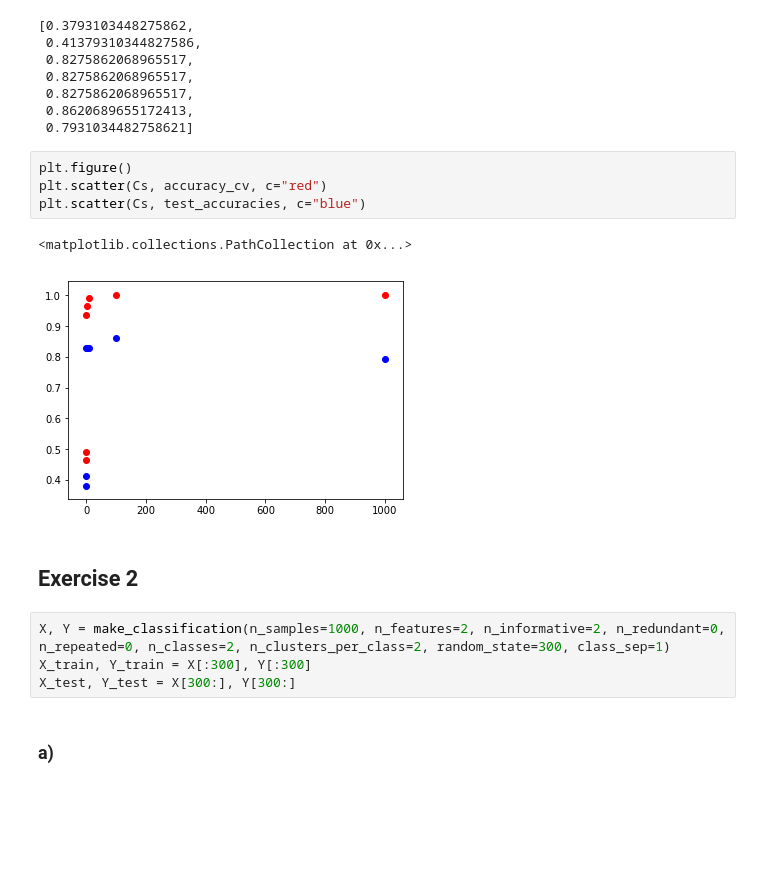
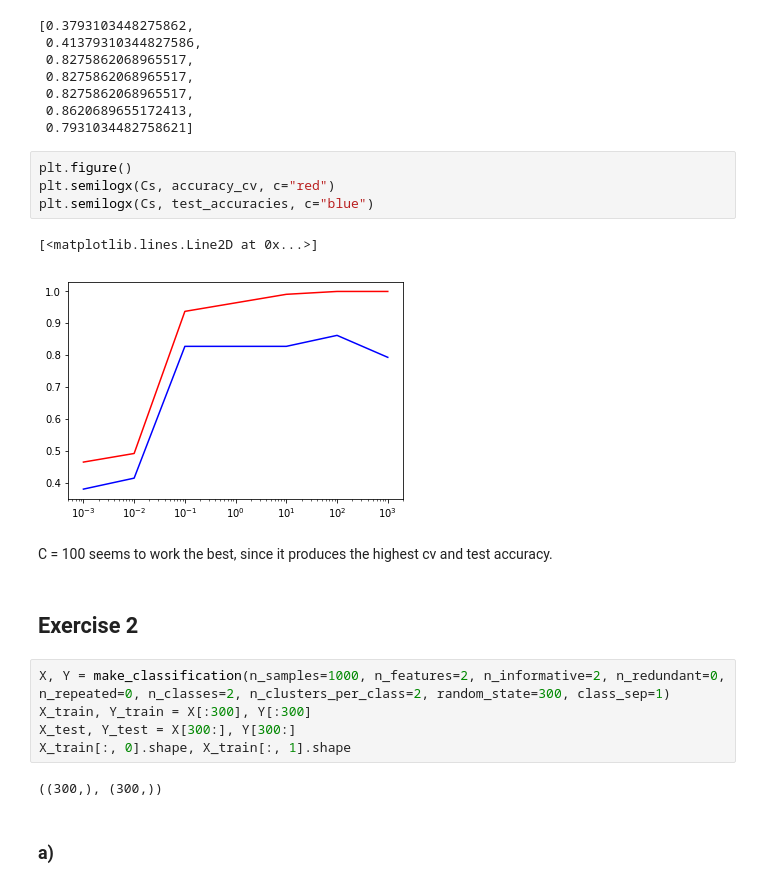
Before and after one commit to florence27/ml-algo-theory, a Jupyter notebook: solutions/uebung05/assignment05.ipynb, the cells around one changed output. Drawn from its saved outputs; the diff is of its cells as text; blank space fills up the shorter version.

```diff
--- a/solutions/uebung05/assignment05.ipynb
+++ b/solutions/uebung05/assignment05.ipynb
@@ -87,16 +87,21 @@ test_accuracies
  0.7931034482758621]
 # %%
 plt.figure()
-plt.scatter(Cs, accuracy_cv, c="red")
-plt.scatter(Cs, test_accuracies, c="blue")
+plt.semilogx(Cs, accuracy_cv, c="red")
+plt.semilogx(Cs, test_accuracies, c="blue")
 # %% [output]
-<matplotlib.collections.PathCollection at 0x...>
+[<matplotlib.lines.Line2D at 0x...>]
-[figure, old version]
+[figure, new version]
+# %% [markdown]
+C = 100 seems to work the best, since it produces the highest cv and test accuracy.
 # %% [markdown]
 ## Exercise 2
 # %%
 X, Y = make_classification(n_samples=1000, n_features=2, n_informative=2, n_redundant=0, n_repeated=0, n_classes=2, n_clusters_per_class=2, random_state=300, class_sep=1)
 X_train, Y_train = X[:300], Y[:300]
 X_test, Y_test = X[300:], Y[300:]
+X_train[:, 0].shape, X_train[:, 1].shape
+# %% [output]
+((300,), (300,))
 # %% [markdown]
 ### a)
```
Also changed, not shown: parts of 5 cells of this notebook.
